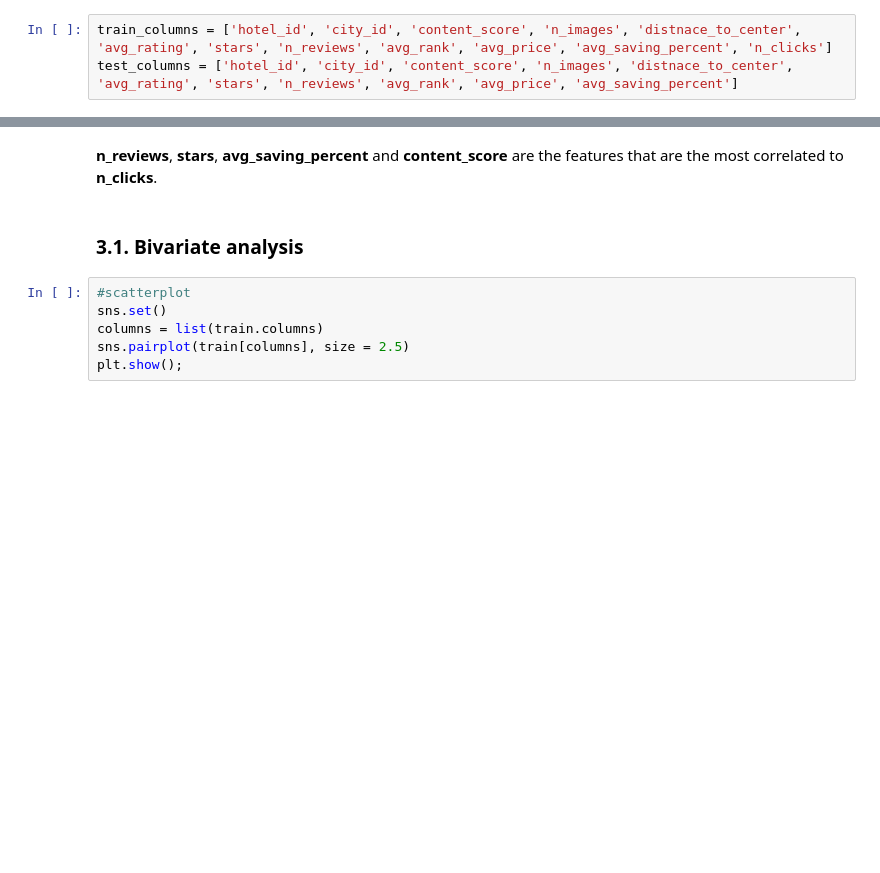
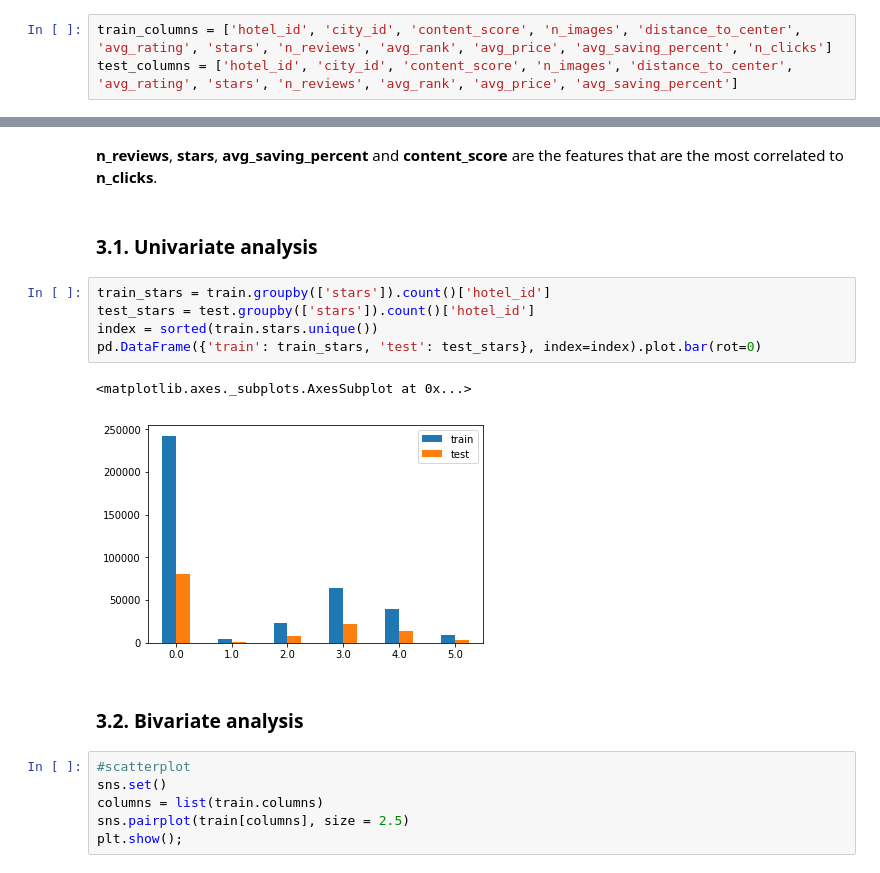
Before and after one commit to confused-pandas/trivago-predicting-clicks, a Jupyter notebook: clicks-prediction.ipynb, the cells around one changed output, grey strips where cells are left out. Drawn from its saved outputs; the diff is of its cells as text; blank space fills up the shorter version.

```diff
--- a/clicks-prediction.ipynb
+++ b/clicks-prediction.ipynb
@@ -364,6 +364,6 @@ Done.
 # %%
-train_columns = ['hotel_id', 'city_id', 'content_score', 'n_images', 'distnace_to_center', 'avg_rating', 'stars', 'n_reviews', 'avg_rank', 'avg_price', 'avg_saving_percent', 'n_clicks']
-test_columns = ['hotel_id', 'city_id', 'content_score', 'n_images', 'distnace_to_center', 'avg_rating', 'stars', 'n_reviews', 'avg_rank', 'avg_price', 'avg_saving_percent']
+train_columns = ['hotel_id', 'city_id', 'content_score', 'n_images', 'distance_to_center', 'avg_rating', 'stars', 'n_reviews', 'avg_rank', 'avg_price', 'avg_saving_percent', 'n_clicks']
+test_columns = ['hotel_id', 'city_id', 'content_score', 'n_images', 'distance_to_center', 'avg_rating', 'stars', 'n_reviews', 'avg_rank', 'avg_price', 'avg_saving_percent']
 # %%
 train.columns = train_columns
 test.columns = test_columns
@@ -419,7 +419,17 @@ plt.show()
 # %% [markdown]
 **n_reviews**, **stars**, **avg_saving_percent** and **content_score** are the features that are the most correlated to **n_clicks**.
 # %% [markdown]
-### 3.1. Bivariate analysis
+### 3.1. Univariate analysis
+# %%
+train_stars = train.groupby(['stars']).count()['hotel_id']
+test_stars = test.groupby(['stars']).count()['hotel_id']
+index = sorted(train.stars.unique())
+pd.DataFrame({'train': train_stars, 'test': test_stars}, index=index).plot.bar(rot=0)
+# %% [output]
+<matplotlib.axes._subplots.AxesSubplot at 0x...>
+[figure, added]
+# %% [markdown]
+### 3.2. Bivariate analysis
 # %%
 #scatterplot
 sns.set()
```
Also changed, not shown: parts of 44 cells of this notebook.
